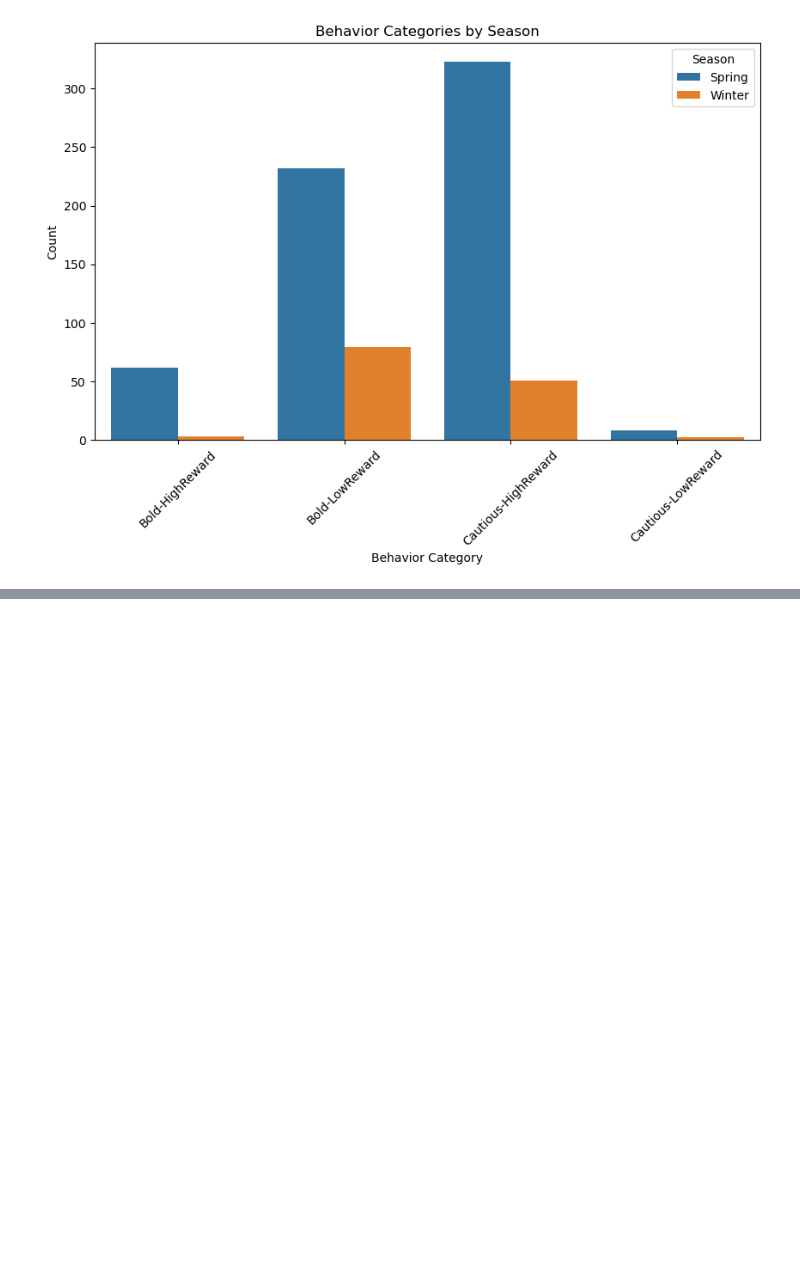
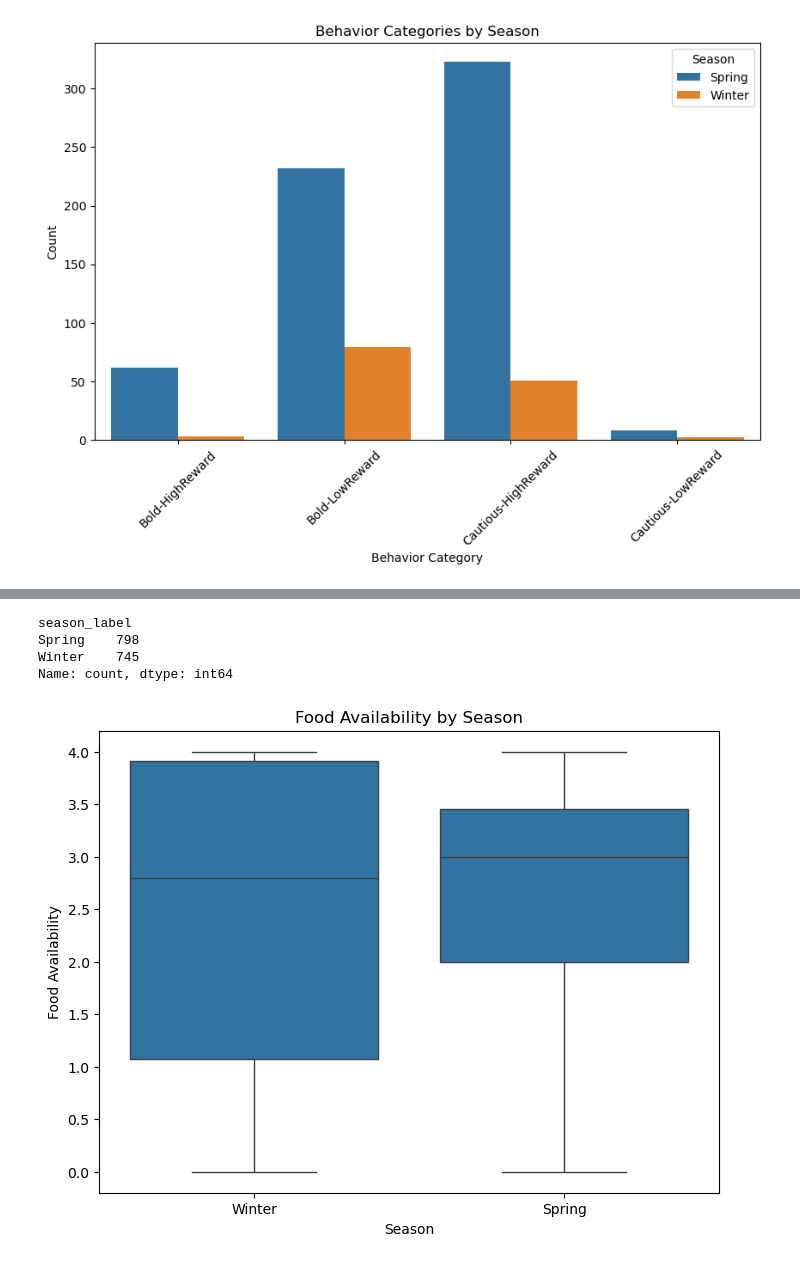
Before and after one commit to ipsakhadka/HIT140, a Jupyter notebook: Assignment3/assignment3.ipynb, the cells around one changed output, grey strips where cells are left out. Saved outputs shown, nothing was run; the diff lists cells and outputs as text; code cells hidden in the pictures; blank space fills up the shorter version.

```diff
--- a/Assignment3/assignment3.ipynb
+++ b/Assignment3/assignment3.ipynb
@@ -465,0 +571,27 @@ plt.show()
+# %%
+#based on the output above, we'll assume 0 month is winter and consider it to be december
+#likewise 1 is January, 2 is February...
+
+# Map month codes to season labels in d2_clean
+month_to_season = {0: 'Winter', 1: 'Winter', 2: 'Winter',
+                   3: 'Spring', 4: 'Spring', 5: 'Spring'}
+
+d2_clean['season_label'] = d2_clean['month'].map(month_to_season)
+
+# Check counts per season
+print(d2_clean['season_label'].value_counts())
+
+# Compare food availability by season
+
+plt.figure(figsize=(8,6))
+sns.boxplot(x='season_label', y='food_availability', data=d2_clean)
+plt.title('Food Availability by Season')
+plt.xlabel('Season')
+plt.ylabel('Food Availability')
+plt.show()
+# %% [output]
+season_label
+Spring    798
+Winter    745
+Name: count, dtype: int64
+[figure, added]
```
Also changed, not shown: parts of 16 cells of this notebook.
